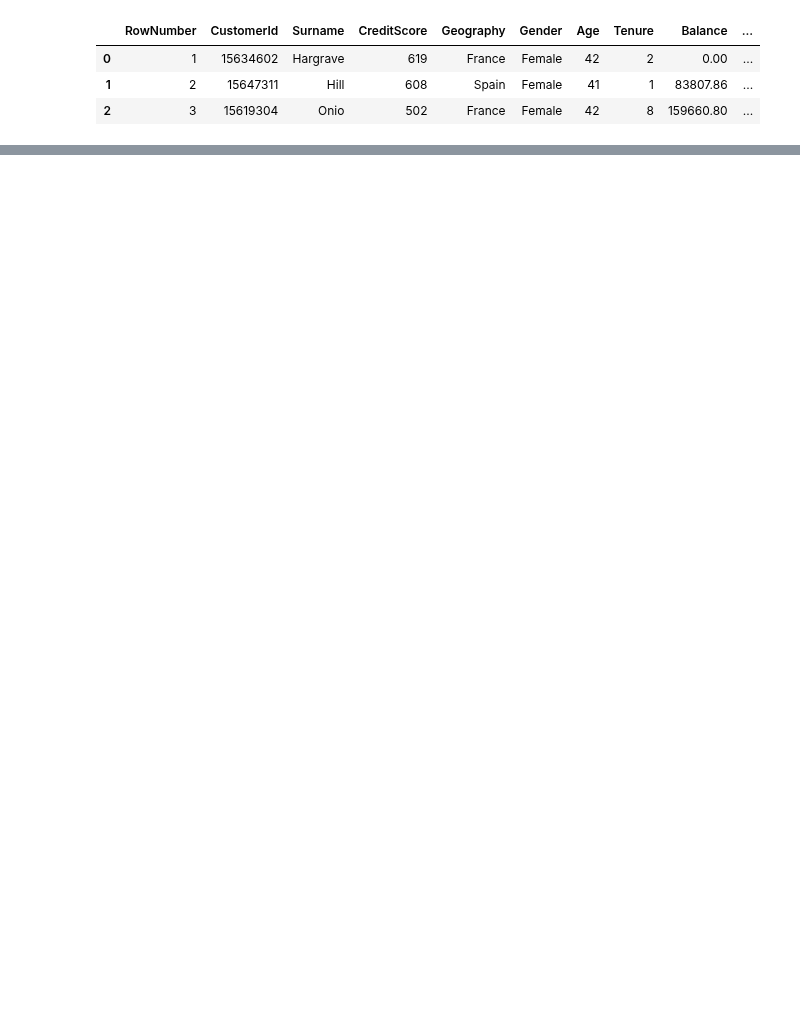
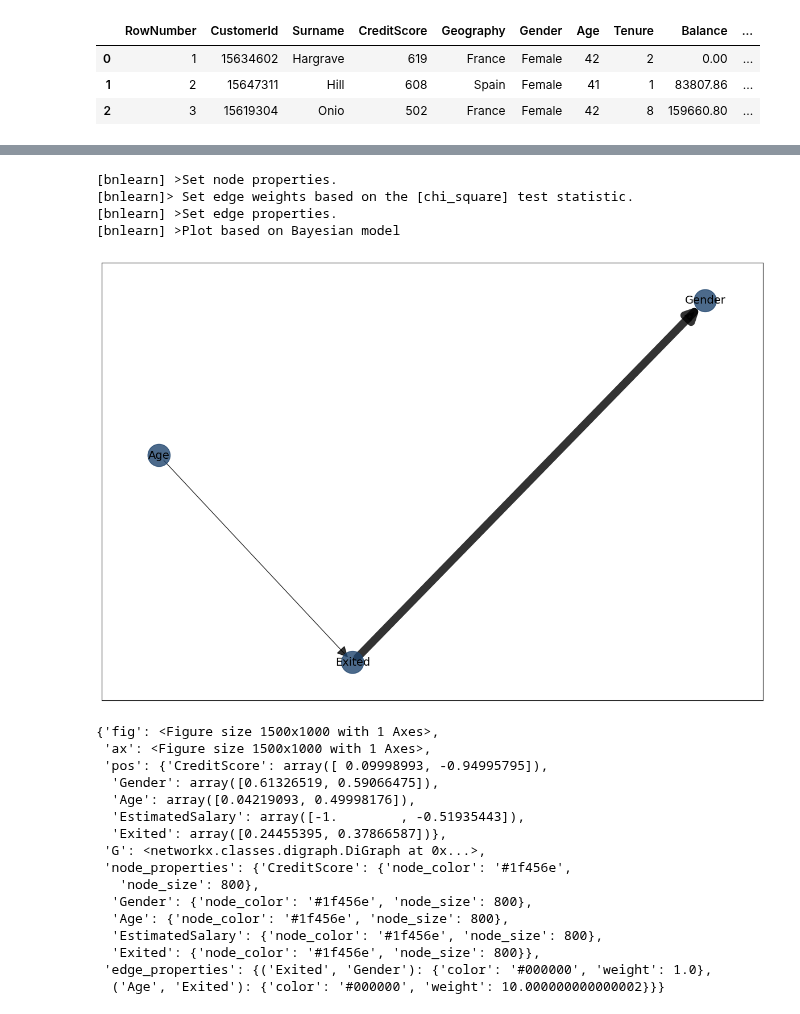
Before and after one commit to Haydn-Martin/CausalAIPlayground, a Jupyter notebook: playground.ipynb, the cells around one changed output, grey strips where cells are left out. Drawn from its saved outputs; the diff is of its cells as text; code cells hidden in the pictures; blank space fills up the shorter version.

```diff
--- a/playground.ipynb
+++ b/playground.ipynb
@@ -20,0 +68,24 @@ df.head(3)
+# %%
+bn.plot(model_it)
+# %% [output]
+[bnlearn] >Set node properties.
+[bnlearn]> Set edge weights based on the [chi_square] test statistic.
+[bnlearn] >Set edge properties.
+[bnlearn] >Plot based on Bayesian model
+[figure, added]
+{'fig': <Figure size 1500x1000 with 1 Axes>,
+ 'ax': <Figure size 1500x1000 with 1 Axes>,
+ 'pos': {'CreditScore': array([ 0.09998993, -0.94995795]),
+  'Gender': array([0.61326519, 0.59066475]),
+  'Age': array([0.04219093, 0.49998176]),
+  'EstimatedSalary': array([-1.        , -0.51935443]),
+  'Exited': array([0.24455395, 0.37866587])},
+ 'G': <networkx.classes.digraph.DiGraph at 0x...>,
+ 'node_properties': {'CreditScore': {'node_color': '#1f456e',
+   'node_size': 800},
+  'Gender': {'node_color': '#1f456e', 'node_size': 800},
+  'Age': {'node_color': '#1f456e', 'node_size': 800},
+  'EstimatedSalary': {'node_color': '#1f456e', 'node_size': 800},
+  'Exited': {'node_color': '#1f456e', 'node_size': 800}},
+ 'edge_properties': {('Exited', 'Gender'): {'color': '#000000', 'weight': 1.0},
+  ('Age', 'Exited'): {'color': '#000000', 'weight': 10.000000000000002}}}
```
Also changed, not shown: parts of 14 cells of this notebook.
